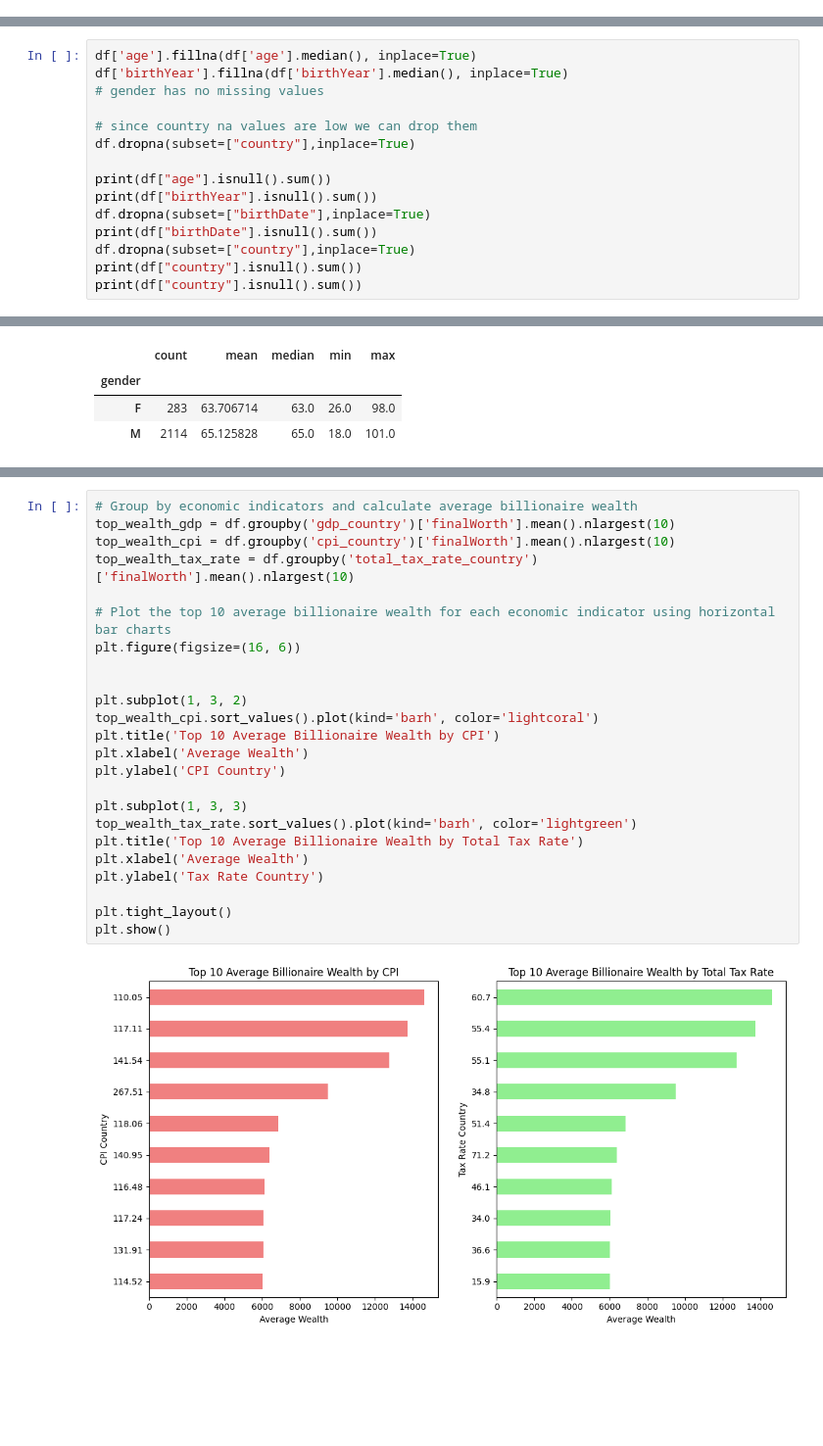
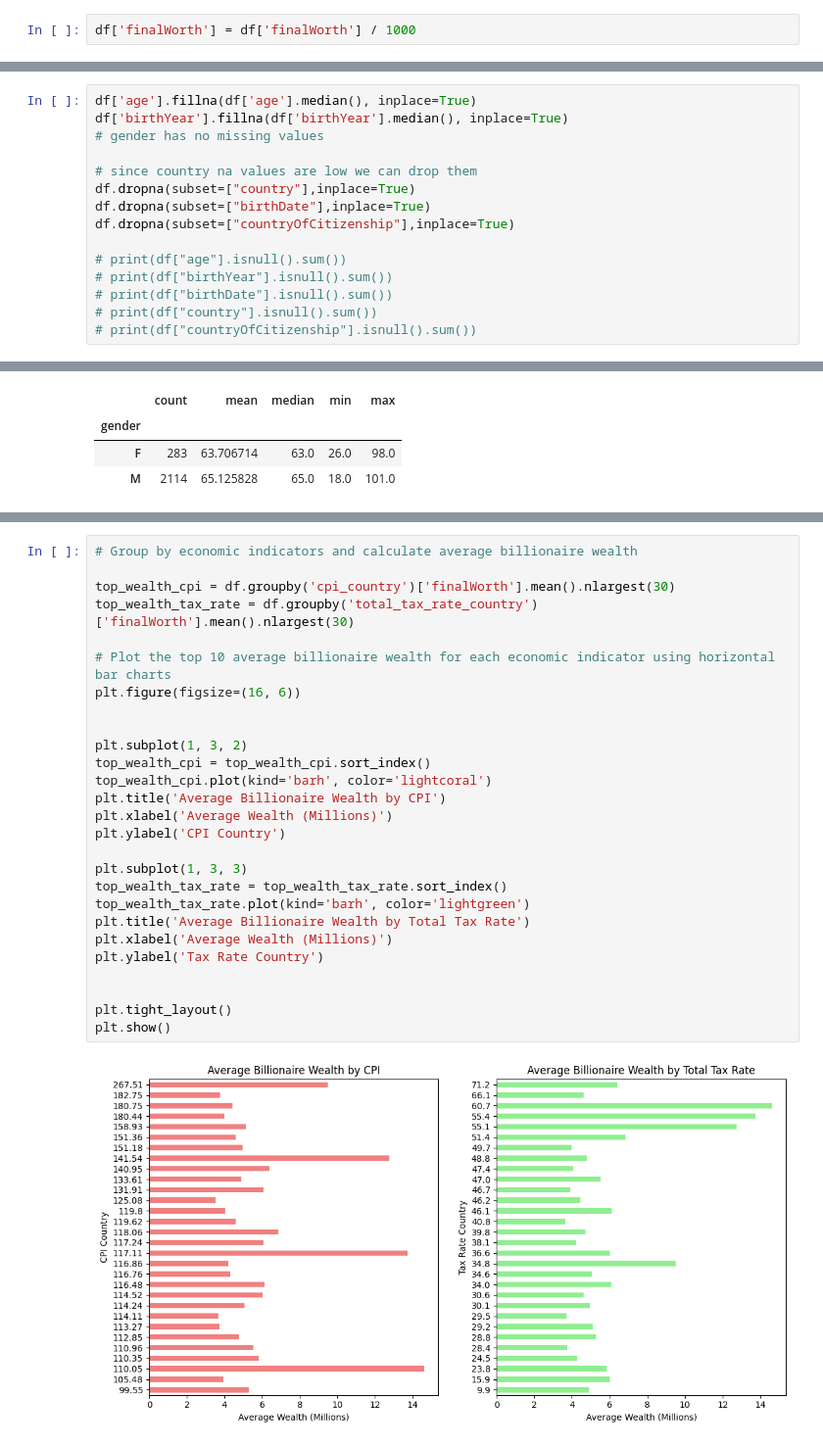
Before and after one commit to mujtabach2/BillionaireEDA, a Jupyter notebook: assignment1.ipynb, the cells around one changed output, grey strips where cells are left out. Shown: that part at 98% size. Cells and saved outputs as stored; diff of their text form; blank space fills up the shorter version.

```diff
--- a/assignment1.ipynb
+++ b/assignment1.ipynb
@@ -38,0 +76,2 @@ Analyze the top industries or categories contributing to billionaires' wealth.
+# %%
+df['finalWorth'] = df['finalWorth'] / 1000
@@ -43,11 +87,11 @@ df['birthYear'].fillna(df['birthYear'].median(), inplace=True)
 
 # since country na values are low we can drop them
 df.dropna(subset=["country"],inplace=True)
+df.dropna(subset=["birthDate"],inplace=True)
+df.dropna(subset=["countryOfCitizenship"],inplace=True)
 
-print(df["age"].isnull().sum())
-print(df["birthYear"].isnull().sum())
-df.dropna(subset=["birthDate"],inplace=True)
-print(df["birthDate"].isnull().sum())
-df.dropna(subset=["country"],inplace=True)
-print(df["country"].isnull().sum())
-print(df["country"].isnull().sum())
+# print(df["age"].isnull().sum())
+# print(df["birthYear"].isnull().sum())
+# print(df["birthDate"].isnull().sum())
+# print(df["country"].isnull().sum())
+# print(df["countryOfCitizenship"].isnull().sum())
@@ -222,26 +436,29 @@ plt.show()
 # %%
 # Group by economic indicators and calculate average billionaire wealth
-top_wealth_gdp = df.groupby('gdp_country')['finalWorth'].mean().nlargest(10)
-top_wealth_cpi = df.groupby('cpi_country')['finalWorth'].mean().nlargest(10)
-top_wealth_tax_rate = df.groupby('total_tax_rate_country')['finalWorth'].mean().nlargest(10)
+
+top_wealth_cpi = df.groupby('cpi_country')['finalWorth'].mean().nlargest(30)
+top_wealth_tax_rate = df.groupby('total_tax_rate_country')['finalWorth'].mean().nlargest(30)
 
 # Plot the top 10 average billionaire wealth for each economic indicator using horizontal bar charts
 plt.figure(figsize=(16, 6))
 
 
 plt.subplot(1, 3, 2)
-top_wealth_cpi.sort_values().plot(kind='barh', color='lightcoral')
-plt.title('Top 10 Average Billionaire Wealth by CPI')
-plt.xlabel('Average Wealth')
+top_wealth_cpi = top_wealth_cpi.sort_index()
+top_wealth_cpi.plot(kind='barh', color='lightcoral')
+plt.title('Average Billionaire Wealth by CPI')
+plt.xlabel('Average Wealth (Millions)')
 plt.ylabel('CPI Country')
 
 plt.subplot(1, 3, 3)
-top_wealth_tax_rate.sort_values().plot(kind='barh', color='lightgreen')
-plt.title('Top 10 Average Billionaire Wealth by Total Tax Rate')
-plt.xlabel('Average Wealth')
+top_wealth_tax_rate = top_wealth_tax_rate.sort_index()
+top_wealth_tax_rate.plot(kind='barh', color='lightgreen')
+plt.title('Average Billionaire Wealth by Total Tax Rate')
+plt.xlabel('Average Wealth (Millions)')
 plt.ylabel('Tax Rate Country')
+
 
 plt.tight_layout()
 plt.show()
 # %% [output]
-[figure, old version]
+[figure, new version]
```
Also changed, not shown: parts of 60 cells of this notebook.
